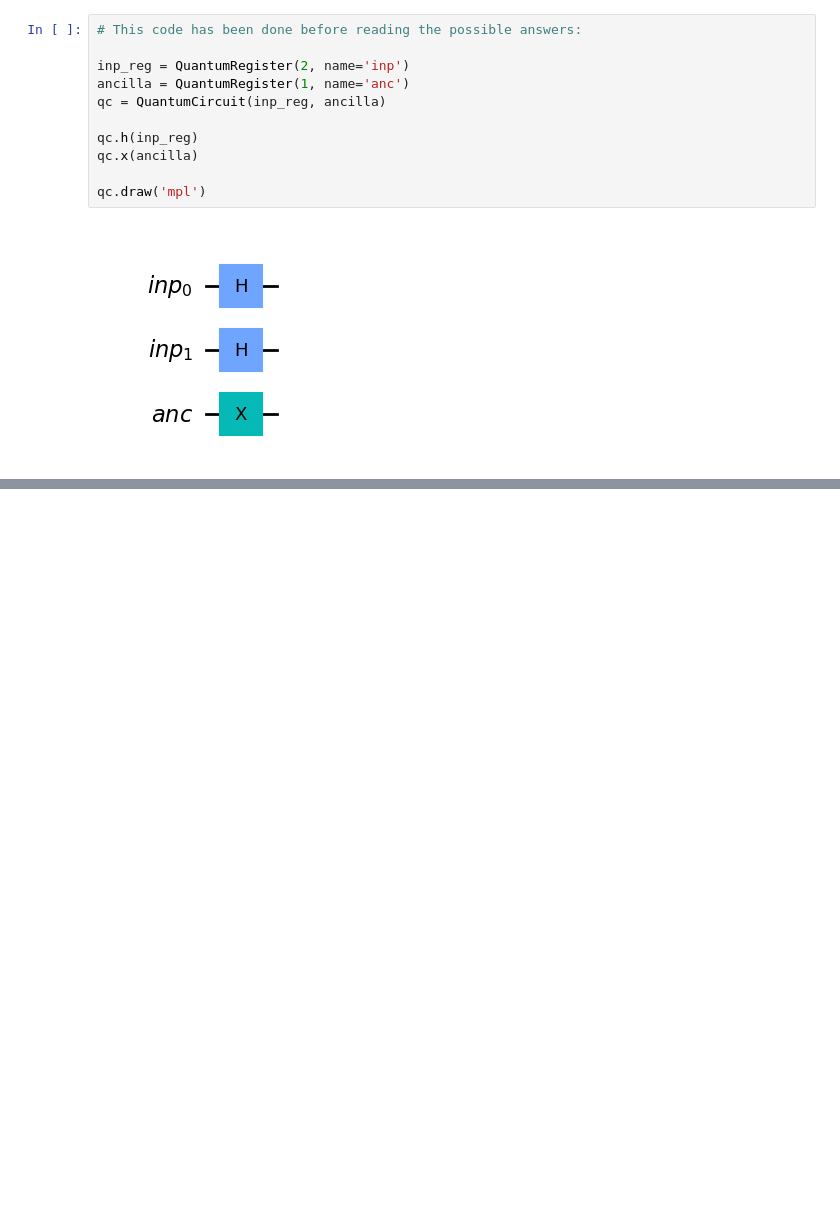
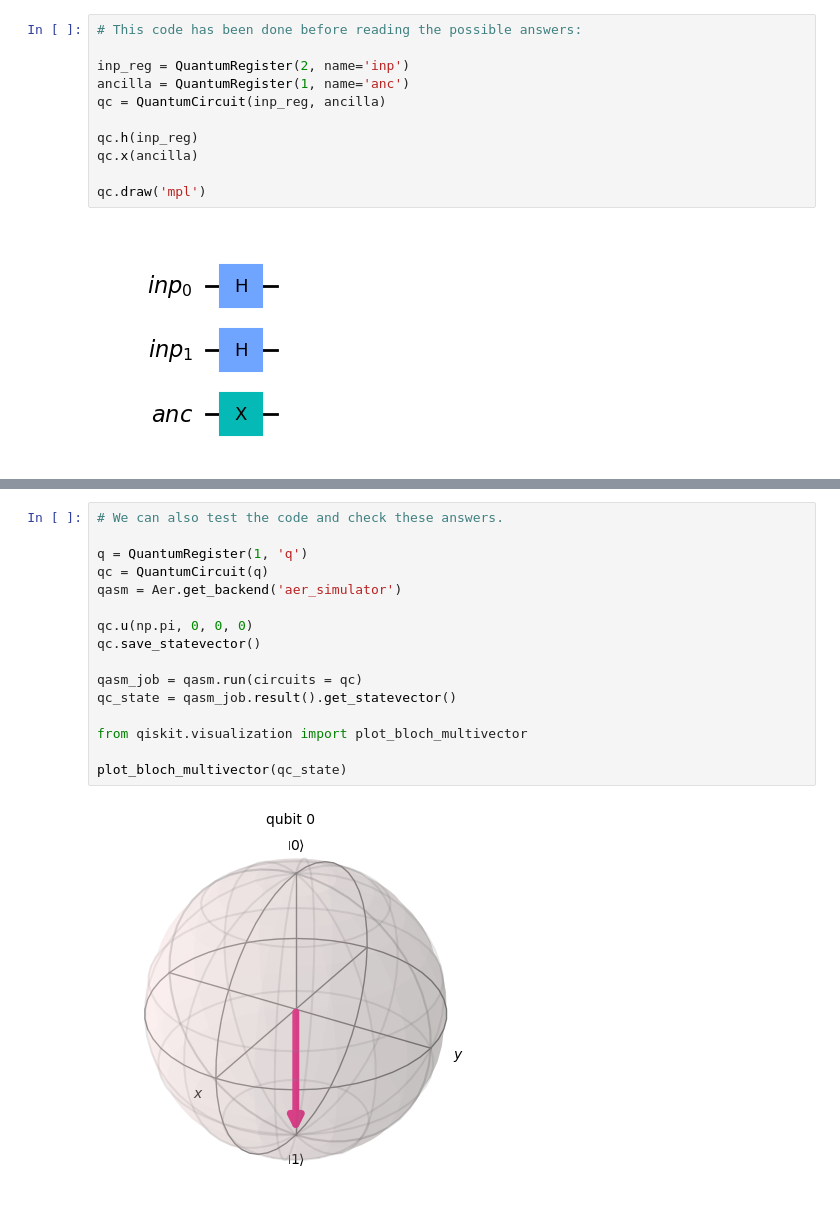
Before and after one commit to VRGQuantumTech/learning_qiskit, a Jupyter notebook: exam_exercices.ipynb, the cells around one changed output, grey strips where cells are left out. Cells and saved outputs as stored; diff of their text form; blank space fills up the shorter version.

```diff
--- a/exam_exercices.ipynb
+++ b/exam_exercices.ipynb
@@ -330,0 +376,18 @@ FAIL, the given circuit is NOT a Bell State
+# %%
+# We can also test the code and check these answers.
+
+q = QuantumRegister(1, 'q')
+qc = QuantumCircuit(q)
+qasm = Aer.get_backend('aer_simulator')
+
+qc.u(np.pi, 0, 0, 0)
+qc.save_statevector()
+
+qasm_job = qasm.run(circuits = qc)
+qc_state = qasm_job.result().get_statevector()
+
+from qiskit.visualization import plot_bloch_multivector
+
+plot_bloch_multivector(qc_state)
+# %% [output]
+[figure, added]
```
Also changed, not shown: parts of 27 cells of this notebook.
